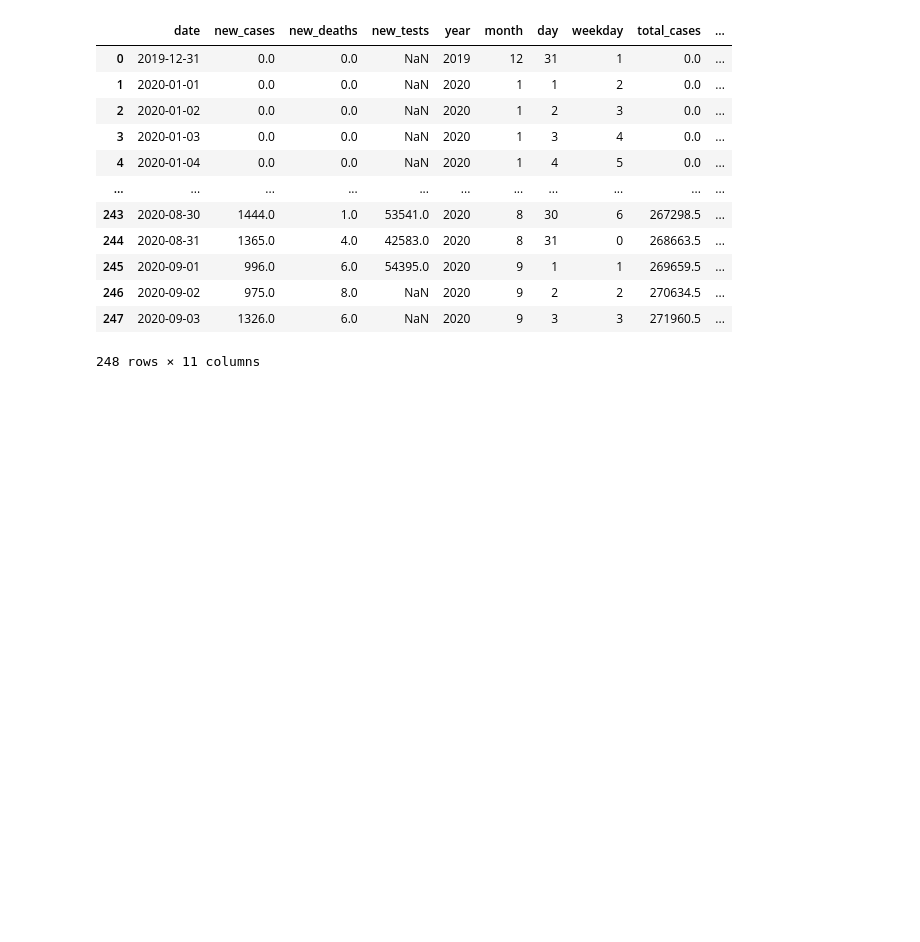
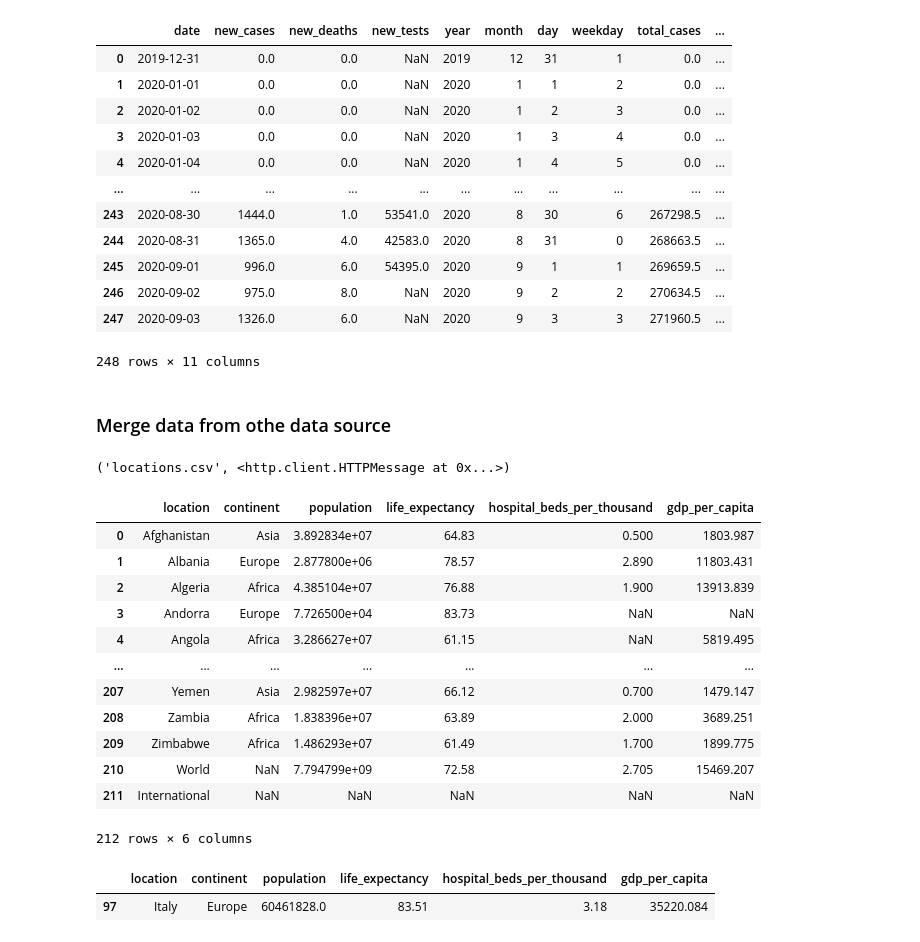
Before and after one commit to tavish7/Covid-Analysis, a Jupyter notebook: covid_analysis.ipynb, the cells around one changed output. Cells and saved outputs as stored; diff of their text form; code cells hidden in the pictures; blank space fills up the shorter version.

```diff
--- a/covid_analysis.ipynb
+++ b/covid_analysis.ipynb
@@ -412,3 +412,32 @@ covid_df
 | 246 | 2020-09-02 | 975.0 | 8.0 | NaN | 2020 | 9 | 2 | 2 | 270634.5 | ... |
 | 247 | 2020-09-03 | 1326.0 | 6.0 | NaN | 2020 | 9 | 3 | 3 | 271960.5 | ... |
 248 rows × 11 columns
+# %% [markdown]
+### Merge data from othe data source
+# %%
+urlretrieve('https://gist.githubusercontent.com/aakashns/8684589ef4f266116cdce023377fc9c8/raw/99ce3826b2a9d1e6d0bde7e9e559fc8b6e9ac88b/locations.csv',
+            'locations.csv')
+# %% [output]
+('locations.csv', <http.client.HTTPMessage at 0x...>)
+# %%
+locations_df = pd.read_csv('locations.csv')
+locations_df
+# %% [output]
+|  | location | continent | population | life_expectancy | hospital_beds_per_thousand | gdp_per_capita |
+| 0 | Afghanistan | Asia | 3.892834e+07 | 64.83 | 0.500 | 1803.987 |
+| 1 | Albania | Europe | 2.877800e+06 | 78.57 | 2.890 | 11803.431 |
+| 2 | Algeria | Africa | 4.385104e+07 | 76.88 | 1.900 | 13913.839 |
+| 3 | Andorra | Europe | 7.726500e+04 | 83.73 | NaN | NaN |
+| 4 | Angola | Africa | 3.286627e+07 | 61.15 | NaN | 5819.495 |
+| ... | ... | ... | ... | ... | ... | ... |
+| 207 | Yemen | Asia | 2.982597e+07 | 66.12 | 0.700 | 1479.147 |
+| 208 | Zambia | Africa | 1.838396e+07 | 63.89 | 2.000 | 3689.251 |
+| 209 | Zimbabwe | Africa | 1.486293e+07 | 61.49 | 1.700 | 1899.775 |
+| 210 | World | NaN | 7.794799e+09 | 72.58 | 2.705 | 15469.207 |
+| 211 | International | NaN | NaN | NaN | NaN | NaN |
+212 rows × 6 columns
+# %%
+locations_df[locations_df.location == 'Italy']
+# %% [output]
+|  | location | continent | population | life_expectancy | hospital_beds_per_thousand | gdp_per_capita |
+| 97 | Italy | Europe | 60461828.0 | 83.51 | 3.18 | 35220.084 |
```
Also changed, not shown: parts of 6 cells of this notebook.
